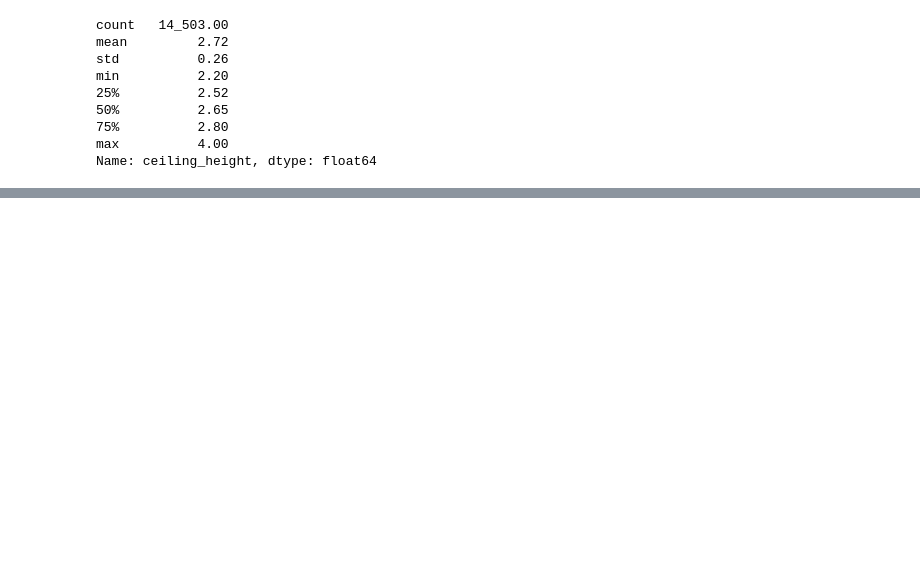
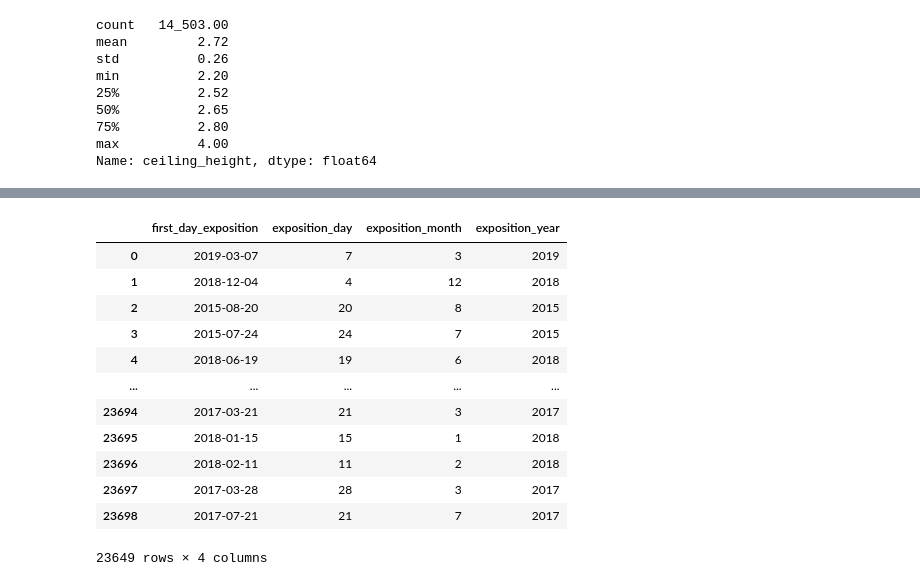
Before and after one commit to Alex-projects-hub/Research_of_advertisements_for_the_sale_of_apartments, a Jupyter notebook: Research_of_advertisements_for_the_sale_of_apartments.ipynb, the cells around one changed output, grey strips where cells are left out. Saved outputs shown, nothing was run; the diff lists cells and outputs as text; code cells hidden in the pictures; blank space fills up the shorter version.

```diff
--- a/Research_of_advertisements_for_the_sale_of_apartments.ipynb
+++ b/Research_of_advertisements_for_the_sale_of_apartments.ipynb
@@ -330,0 +376,2 @@ Name: ceiling_height, dtype: float64
+# %%
+df["first_day_exposition"] = pd.to_datetime(df["first_day_exposition"], format="%Y-%m-%dT%H:%M:%S")
@@ -330,0 +391,2 @@ Name: ceiling_height, dtype: float64
+# %%
+df["balcony"] = df["balcony"].astype("int64", errors="ignore")
@@ -330,0 +416,2 @@ Name: ceiling_height, dtype: float64
+# %%
+df["price_per_m2"] = df["last_price"] / df["total_area"]
@@ -330,0 +445,20 @@ Name: ceiling_height, dtype: float64
+# %%
+df["exposition_day"] = df["first_day_exposition"].dt.day
+df["exposition_month"] = df["first_day_exposition"].dt.month
+df["exposition_year"] = df["first_day_exposition"].dt.year
+# %%
+df[["first_day_exposition", "exposition_day", "exposition_month", "exposition_year"]]
+# %% [output]
+|  | first_day_exposition | exposition_day | exposition_month | exposition_year |
+| 0 | 2019-03-07 | 7 | 3 | 2019 |
+| 1 | 2018-12-04 | 4 | 12 | 2018 |
+| 2 | 2015-08-20 | 20 | 8 | 2015 |
+| 3 | 2015-07-24 | 24 | 7 | 2015 |
+| 4 | 2018-06-19 | 19 | 6 | 2018 |
+| ... | ... | ... | ... | ... |
+| 23694 | 2017-03-21 | 21 | 3 | 2017 |
+| 23695 | 2018-01-15 | 15 | 1 | 2018 |
+| 23696 | 2018-02-11 | 11 | 2 | 2018 |
+| 23697 | 2017-03-28 | 28 | 3 | 2017 |
+| 23698 | 2017-07-21 | 21 | 7 | 2017 |
+23649 rows × 4 columns
```
Also changed, not shown: parts of 32 cells of this notebook.
